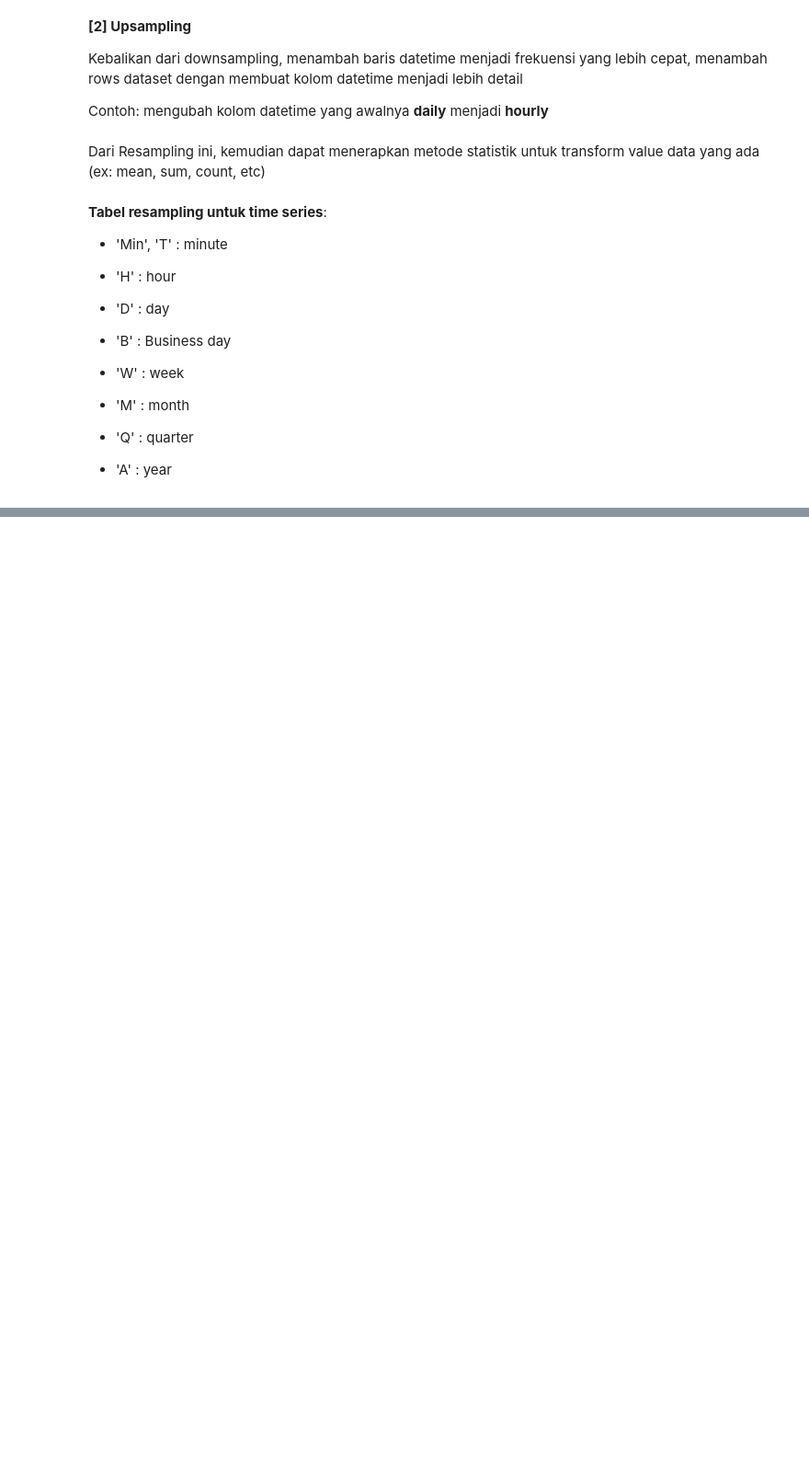
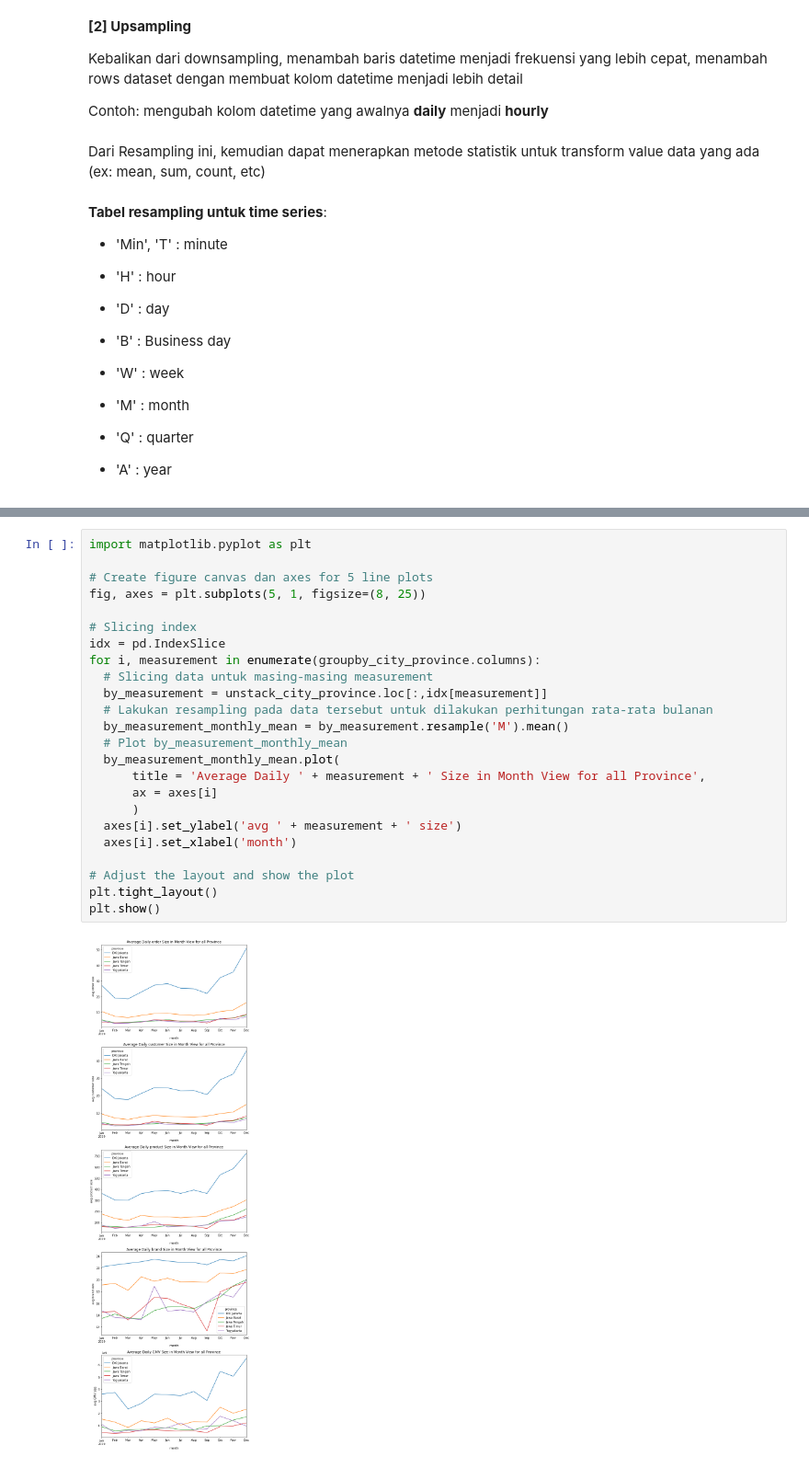
Before and after one commit to setyo-dwi-pratama/Courses, a Jupyter notebook: 9_Data_Manipulation_with_Pandas_Part_2_.ipynb, the cells around one changed output, grey strips where cells are left out. Shown at 92% size. Cells and saved outputs as stored; diff of their text form; blank space fills up the shorter version.

```diff
--- a/9_Data_Manipulation_with_Pandas_Part_2_.ipynb
+++ b/9_Data_Manipulation_with_Pandas_Part_2_.ipynb
@@ -1835,0 +2401,26 @@ Dari Resampling ini, kemudian dapat menerapkan metode statistik untuk transform
+# %%
+import matplotlib.pyplot as plt
+
+# Create figure canvas dan axes for 5 line plots
+fig, axes = plt.subplots(5, 1, figsize=(8, 25))
+
+# Slicing index
+idx = pd.IndexSlice
+for i, measurement in enumerate(groupby_city_province.columns):
+  # Slicing data untuk masing-masing measurement
+  by_measurement = unstack_city_province.loc[:,idx[measurement]]
+  # Lakukan resampling pada data tersebut untuk dilakukan perhitungan rata-rata bulanan
+  by_measurement_monthly_mean = by_measurement.resample('M').mean()
+  # Plot by_measurement_monthly_mean
+  by_measurement_monthly_mean.plot(
+      title = 'Average Daily ' + measurement + ' Size in Month View for all Province',
+      ax = axes[i]
+      )
+  axes[i].set_ylabel('avg ' + measurement + ' size')
+  axes[i].set_xlabel('month')
+
+# Adjust the layout and show the plot
+plt.tight_layout()
+plt.show()
+# %% [output]
+[figure, added]
```
Also changed, not shown: parts of 47 cells of this notebook.
